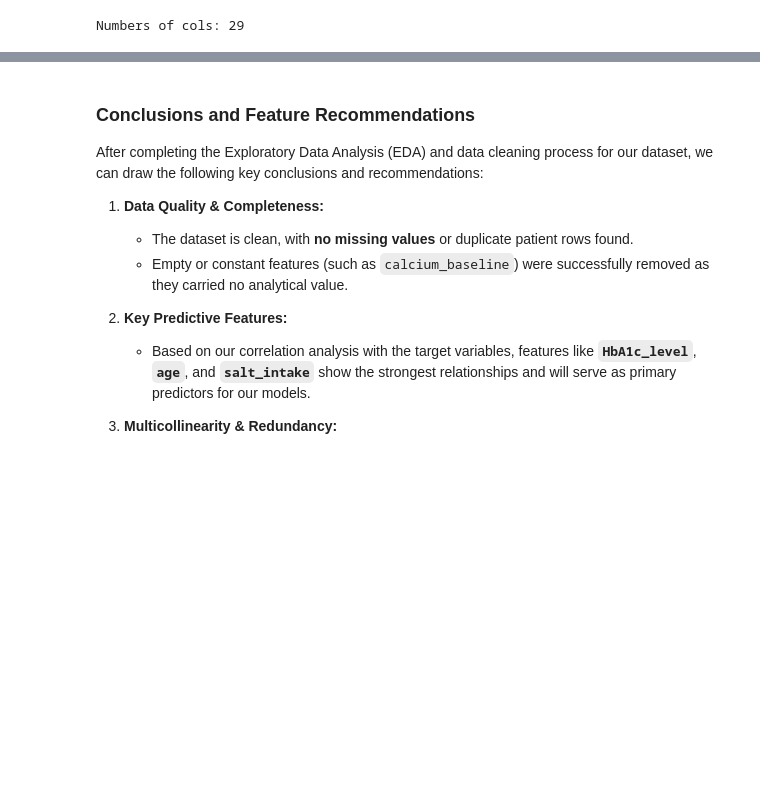
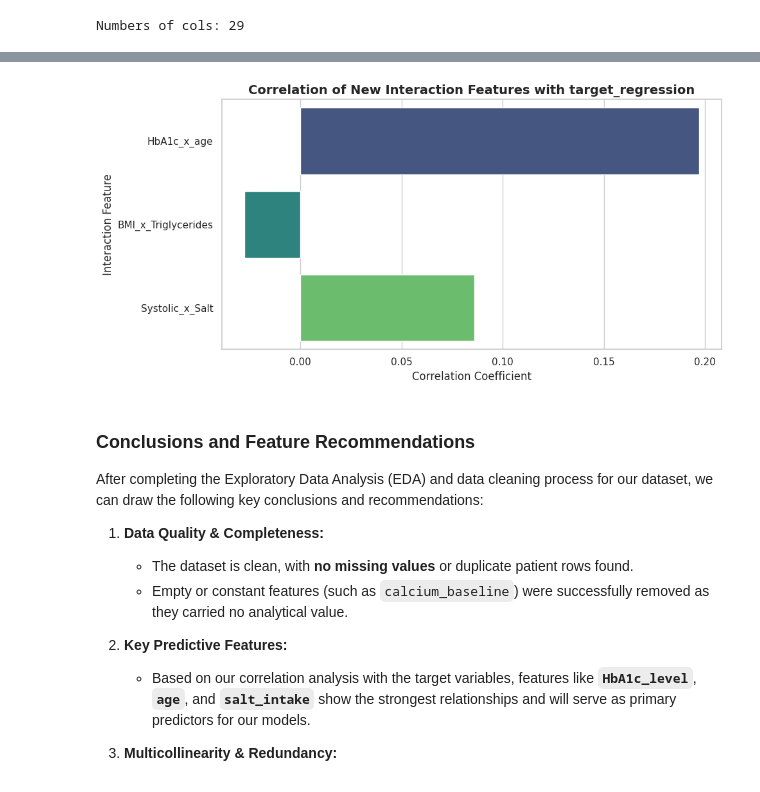
Before and after one commit to nwaryszak/APRAU, a Jupyter notebook: APRAU_Step1n.ipynb, the cells around one changed output, grey strips where cells are left out. Cells and saved outputs as stored; diff of their text form; code cells hidden in the pictures; blank space fills up the shorter version.

```diff
--- a/APRAU_Step1n.ipynb
+++ b/APRAU_Step1n.ipynb
@@ -362,3 +372,15 @@ df_cleaned = df_cleaned.drop(columns=columns_to_drop_final, errors='ignore')
 print(f"Numbers of cols: {df_cleaned.shape[1]}")
 # %% [output]
 Numbers of cols: 29
+# %%
+# 1. Create new combined features
+df_cleaned['HbA1c_x_age'] = df_cleaned['HbA1c_level'] * df_cleaned['age']
+df_cleaned['BMI_x_Triglycerides'] = df_cleaned['bmi'] * df_cleaned['triglycerides']
+df_cleaned['Systolic_x_Salt'] = df_cleaned['systolic_bp'] * df_cleaned['salt_intake']
+
+# 2. Calculate correlation with target
+interaction_corr = df_cleaned[['HbA1c_x_age', 'BMI_x_Triglycerides', 'Systolic_x_Salt', 'target_regression']].corr()['target_regression']
+
+# 3. Show results
+print("Correlation of new features:")
+display(interaction_corr)
@@ -365,3 +395,22 @@ Numbers of cols: 29
+# %%
+# 1. Create new combined features
+df_cleaned['HbA1c_x_age'] = df_cleaned['HbA1c_level'] * df_cleaned['age']
+df_cleaned['BMI_x_Triglycerides'] = df_cleaned['bmi'] * df_cleaned['triglycerides']
+df_cleaned['Systolic_x_Salt'] = df_cleaned['systolic_bp'] * df_cleaned['salt_intake']
+
+# 2. Calculate correlation with target and drop target itself from results
+interaction_corr = df_cleaned[['HbA1c_x_age', 'BMI_x_Triglycerides', 'Systolic_x_Salt', 'target_regression']].corr()['target_regression'].drop('target_regression')
+
+# 3. Plot the results as a bar chart
+plt.figure(figsize=(10, 5))
+sns.barplot(x=interaction_corr.values, y=interaction_corr.index, palette='viridis', hue=interaction_corr.index, legend=False)
+plt.title('Correlation of New Interaction Features with target_regression', fontsize=14, fontweight='bold')
+plt.xlabel('Correlation Coefficient')
+plt.ylabel('Interaction Feature')
+plt.tight_layout()
+plt.show()
+# %% [output]
+[figure, added]
 # %% [markdown]
 ### Conclusions and Feature Recommendations
 
```
Also changed, not shown: parts of 7 cells of this notebook.
